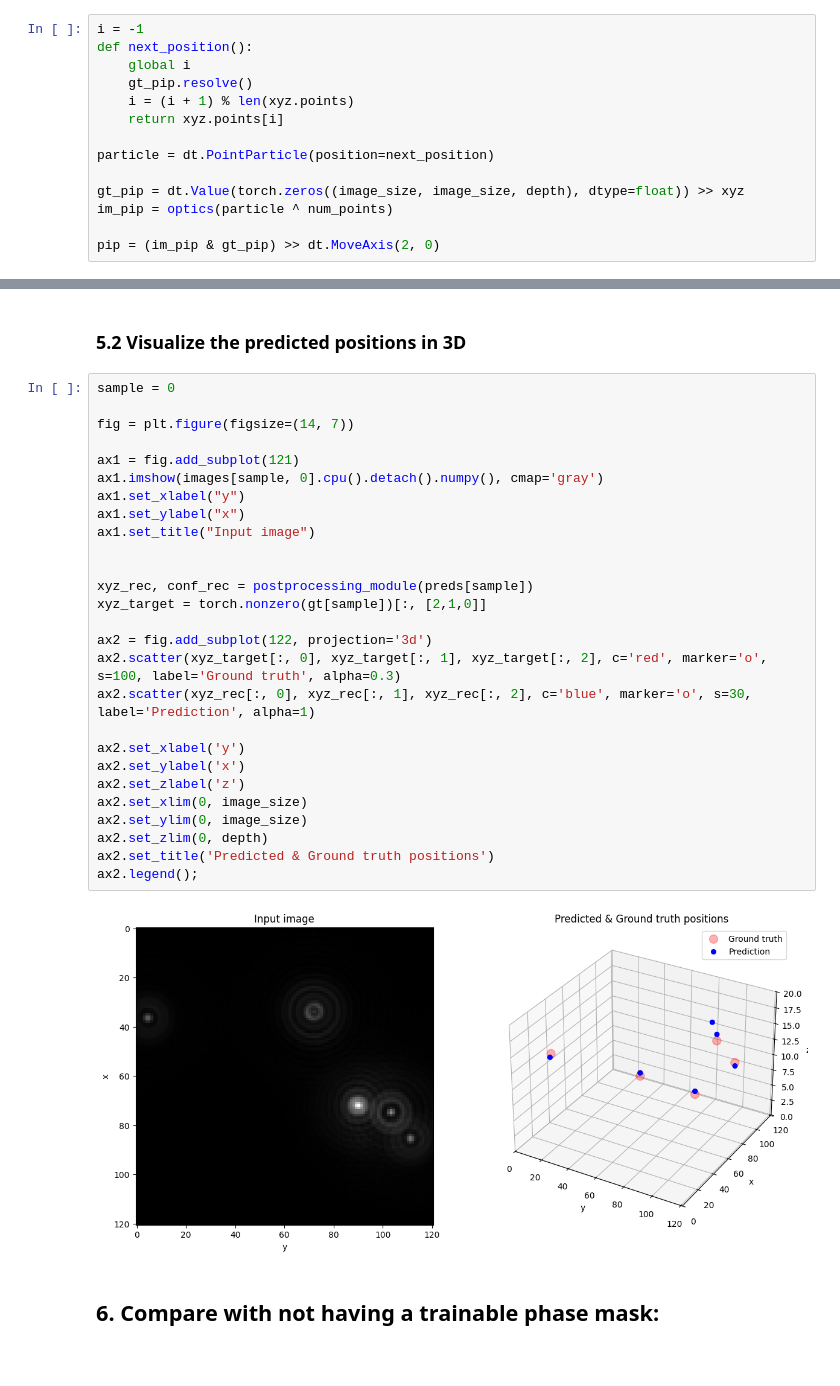
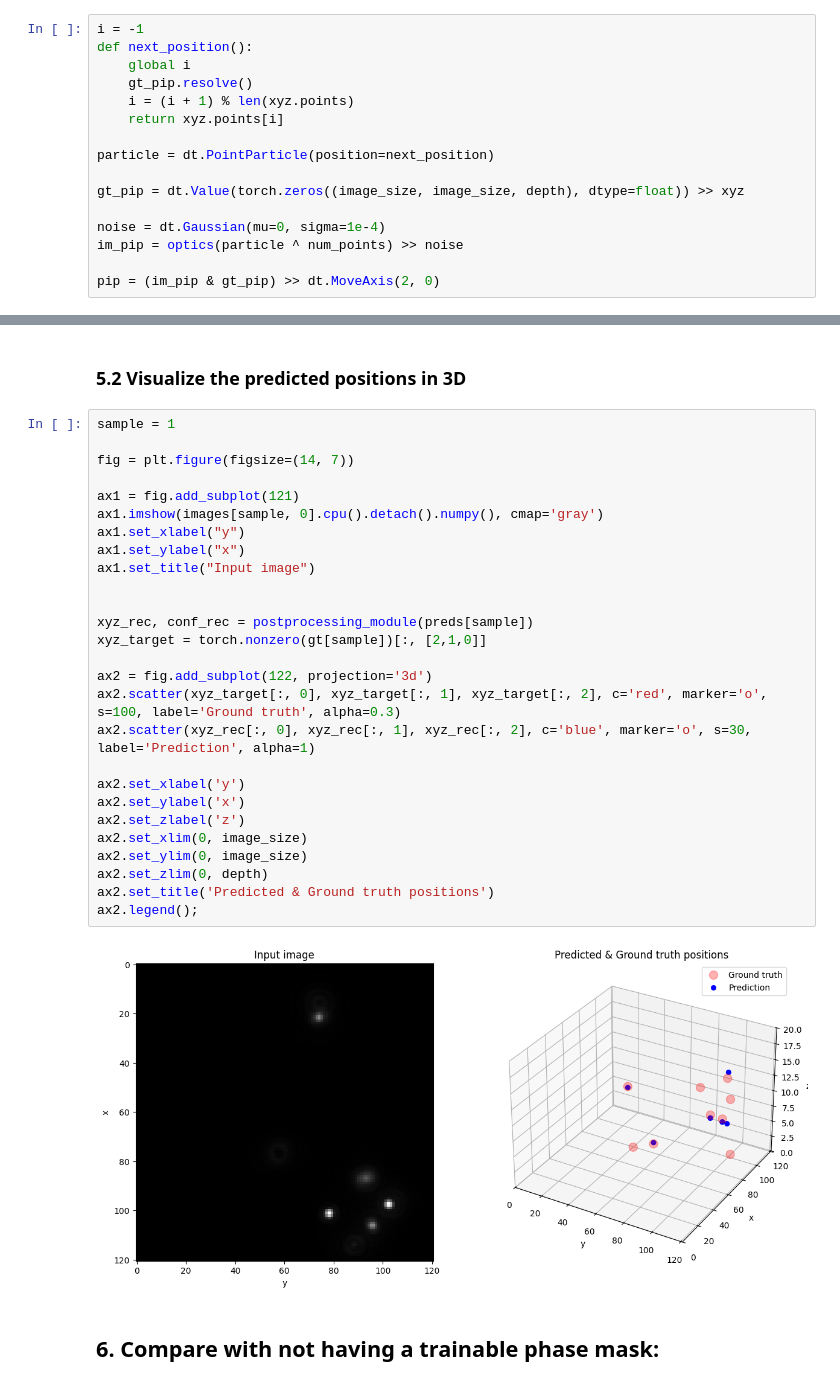
Before and after one commit to DeepTrackAI/DeepTrack2, a Jupyter notebook: tutorials/2-examples/DTEx252_phase_mask_optimization.ipynb, the cells around one changed output, grey strips where cells are left out. Cells and saved outputs as stored; diff of their text form.

```diff
--- a/tutorials/2-examples/DTEx252_phase_mask_optimization.ipynb
+++ b/tutorials/2-examples/DTEx252_phase_mask_optimization.ipynb
@@ -125,7 +122,9 @@ def next_position():
 particle = dt.PointParticle(position=next_position)
 
 gt_pip = dt.Value(torch.zeros((image_size, image_size, depth), dtype=float)) >> xyz
-im_pip = optics(particle ^ num_points)
+
+noise = dt.Gaussian(mu=0, sigma=1e-4)
+im_pip = optics(particle ^ num_points) >> noise
 
 pip = (im_pip & gt_pip) >> dt.MoveAxis(2, 0)
 # %%
@@ -629,33 +659,33 @@ ax[0, 3].set_title("Ground truth");
 # %% [markdown]
 ### 5.2 Visualize the predicted positions in 3D
 # %%
-sample = 0
+sample = 1
 
 fig = plt.figure(figsize=(14, 7))
 
 ax1 = fig.add_subplot(121)
 ax1.imshow(images[sample, 0].cpu().detach().numpy(), cmap='gray')
 ax1.set_xlabel("y")
 ax1.set_ylabel("x")
 ax1.set_title("Input image")
 
 
 xyz_rec, conf_rec = postprocessing_module(preds[sample])
 xyz_target = torch.nonzero(gt[sample])[:, [2,1,0]]
 
 ax2 = fig.add_subplot(122, projection='3d')
 ax2.scatter(xyz_target[:, 0], xyz_target[:, 1], xyz_target[:, 2], c='red', marker='o', s=100, label='Ground truth', alpha=0.3)
 ax2.scatter(xyz_rec[:, 0], xyz_rec[:, 1], xyz_rec[:, 2], c='blue', marker='o', s=30, label='Prediction', alpha=1)
 
 ax2.set_xlabel('y')
 ax2.set_ylabel('x')
 ax2.set_zlabel('z')
 ax2.set_xlim(0, image_size)
 ax2.set_ylim(0, image_size)
 ax2.set_zlim(0, depth)
 ax2.set_title('Predicted & Ground truth positions')
 ax2.legend();
 # %% [output]
-[figure, old version]
+[figure, new version]
 # %% [markdown]
 ## 6. Compare with not having a trainable phase mask:
```
Also changed, not shown: parts of 12 cells of this notebook, 1 other file.
